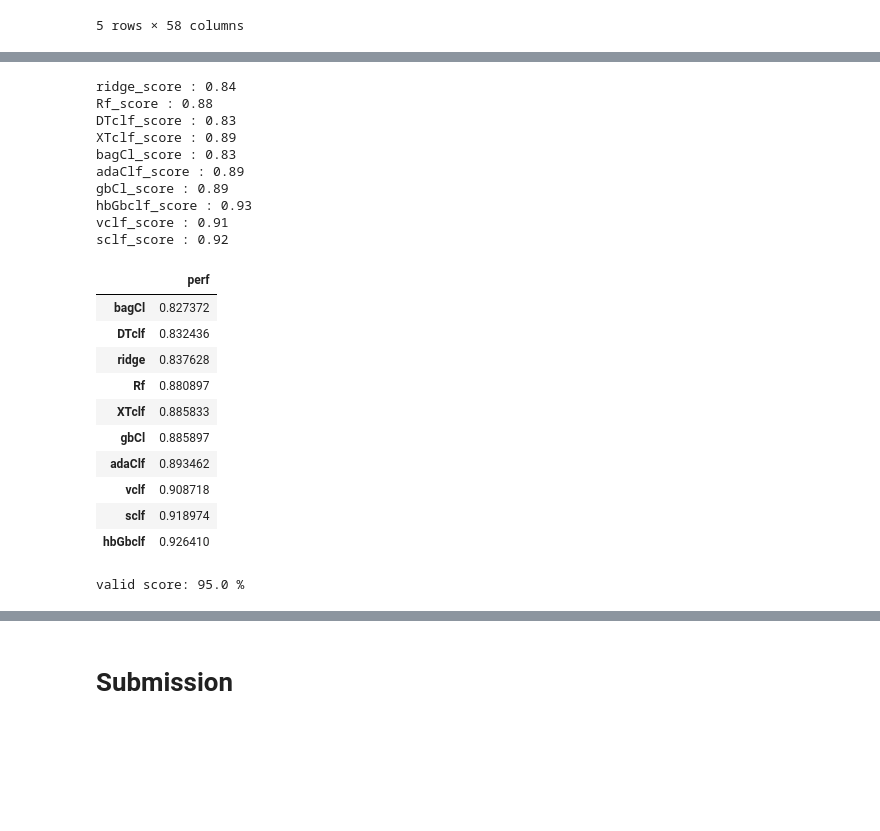
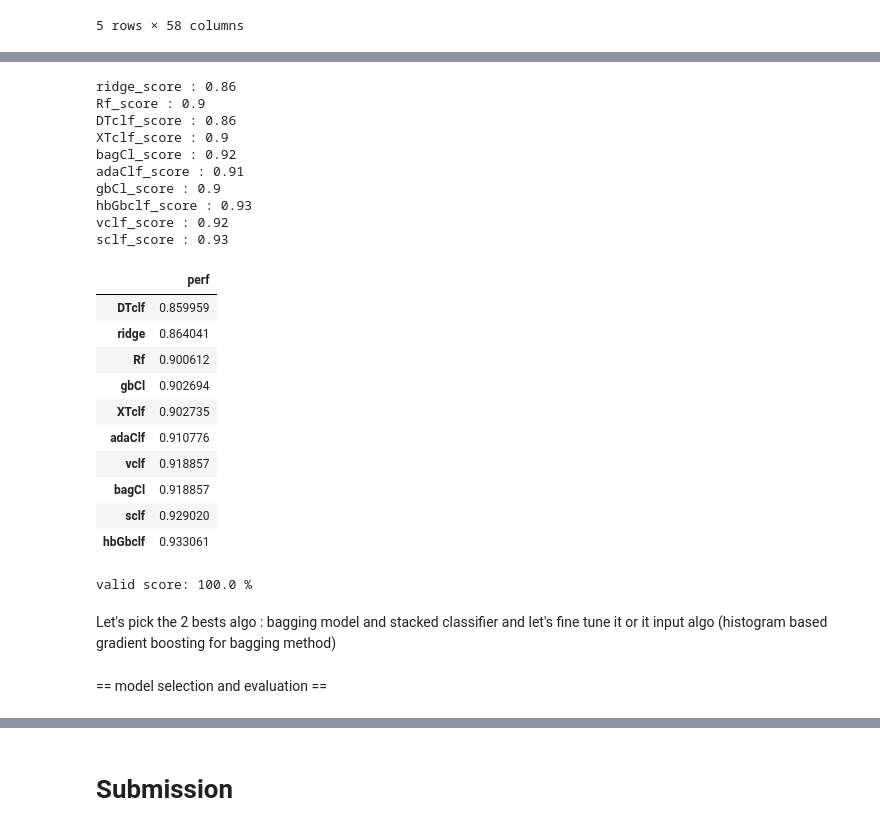
Before and after one commit to phenixMaster/ICR, a Jupyter notebook: icr-analysis-python.ipynb, the cells around one changed output, grey strips where cells are left out. Saved outputs shown, nothing was run; the diff lists cells and outputs as text; code cells hidden in the pictures; blank space fills up the shorter version.

```diff
--- a/icr-analysis-python.ipynb
+++ b/icr-analysis-python.ipynb
@@ -181,8 +186,7 @@ XTclf = ExtraTreesClassifier(n_estimators=100, max_depth=None,
 # %%
 from sklearn.ensemble import BaggingClassifier
 from sklearn.neighbors import KNeighborsClassifier
-bagCl = BaggingClassifier(KNeighborsClassifier(),
-                             max_samples=0.5, max_features=0.5)
+bagCl = BaggingClassifier(HistGradientBoostingClassifier())
 # %%
 from sklearn.ensemble import AdaBoostClassifier
 
@@ -191,5 +195,5 @@ adaClf = AdaBoostClassifier(n_estimators=1000)
 # gradient boosting classifier
 from sklearn.ensemble import GradientBoostingClassifier
 
-gbclf = GradientBoostingClassifier(n_estimators=1000, learning_rate=1.0,
+gbclf = GradientBoostingClassifier(n_estimators=100, learning_rate=1.0,
      max_depth=1, random_state=0)
@@ -240,7 +239,8 @@ model_dict = {#"regClf": regClf,
 def fitModel(model_dict,train_data,y_train):
     scores = {}
     for model in model_dict :
-        fit =model_dict[model].fit(train_data,y_train)
+        #fit =model_dict[model].fit(train_data,y_train)
+        fit = make_pipeline(preprocessing.StandardScaler(), model_dict[model])
         perf0 = cross_val_score(fit,train_data,y_train,scoring='accuracy',cv= 10).mean()
         scores[model] = perf0
         print(f"{model}_score : {round(perf0,2) }")
@@ -249,42 +249,51 @@ def fitModel(model_dict,train_data,y_train):
         )
     print("\n")
     return perf_df
-# %%
-perf = fitModel(model_dict=model_dict,train_data = train[num_var],y_train = train["Class"])
-perf
-# %% [output]
-ridge_score : 0.84
-Rf_score : 0.88
-DTclf_score : 0.83
-XTclf_score : 0.89
-bagCl_score : 0.83
-adaClf_score : 0.89
-gbCl_score : 0.89
-hbGbclf_score : 0.93
-vclf_score : 0.91
-sclf_score : 0.92
-|  | perf |
-| bagCl | 0.827372 |
-| DTclf | 0.832436 |
-| ridge | 0.837628 |
-| Rf | 0.880897 |
-| XTclf | 0.885833 |
-| gbCl | 0.885897 |
-| adaClf | 0.893462 |
-| vclf | 0.908718 |
-| sclf | 0.918974 |
-| hbGbclf | 0.926410 |
+# %%
+# import pipeline
+from sklearn import preprocessing
+from sklearn.pipeline import make_pipeline
+
+# evaluate models
+perf = fitModel(model_dict=model_dict,train_data = train0[num_var],y_train = train0["Class"])
+perf
+# %% [output]
+ridge_score : 0.86
+Rf_score : 0.9
+DTclf_score : 0.86
+XTclf_score : 0.9
+bagCl_score : 0.92
+adaClf_score : 0.91
+gbCl_score : 0.9
+hbGbclf_score : 0.93
+vclf_score : 0.92
+sclf_score : 0.93
+|  | perf |
+| DTclf | 0.859959 |
+| ridge | 0.864041 |
+| Rf | 0.900612 |
+| gbCl | 0.902694 |
+| XTclf | 0.902735 |
+| adaClf | 0.910776 |
+| vclf | 0.918857 |
+| bagCl | 0.918857 |
+| sclf | 0.929020 |
+| hbGbclf | 0.933061 |
 # %%
 #valid score : pick a model with a median score (vclf, XTclf or gbCl)
 # fit model
-fit = hbGbclf.fit(train[num_var],y=train["Class"])
+fit = hbGbclf.fit(test[num_var],y=test["Class"])
 
 # predict
-pred_val = fit.predict_proba(valid[num_var])
-pred_class = fit.predict(valid[num_var])
-print(f'valid score: {fit.score(valid[num_var],valid["Class"]).round(2)*100} %\n')
+pred_val = fit.predict_proba(test[num_var])
+pred_class = fit.predict(test[num_var])
+print(f'valid score: {fit.score(test[num_var],test["Class"]).round(2)*100} %\n')
 # %% [output]
-valid score: 95.0 %
+valid score: 100.0 %
+# %% [markdown]
+Let's pick the 2 bests algo : bagging model and stacked classifier and let's fine tune it or it input algo (histogram based gradient boosting for bagging method)
+# %% [markdown]
+== model selection and evaluation  ==
 # %%
 # classification metrics table
 from sklearn.metrics import classification_report
```
Also changed, not shown: parts of 8 cells of this notebook.
